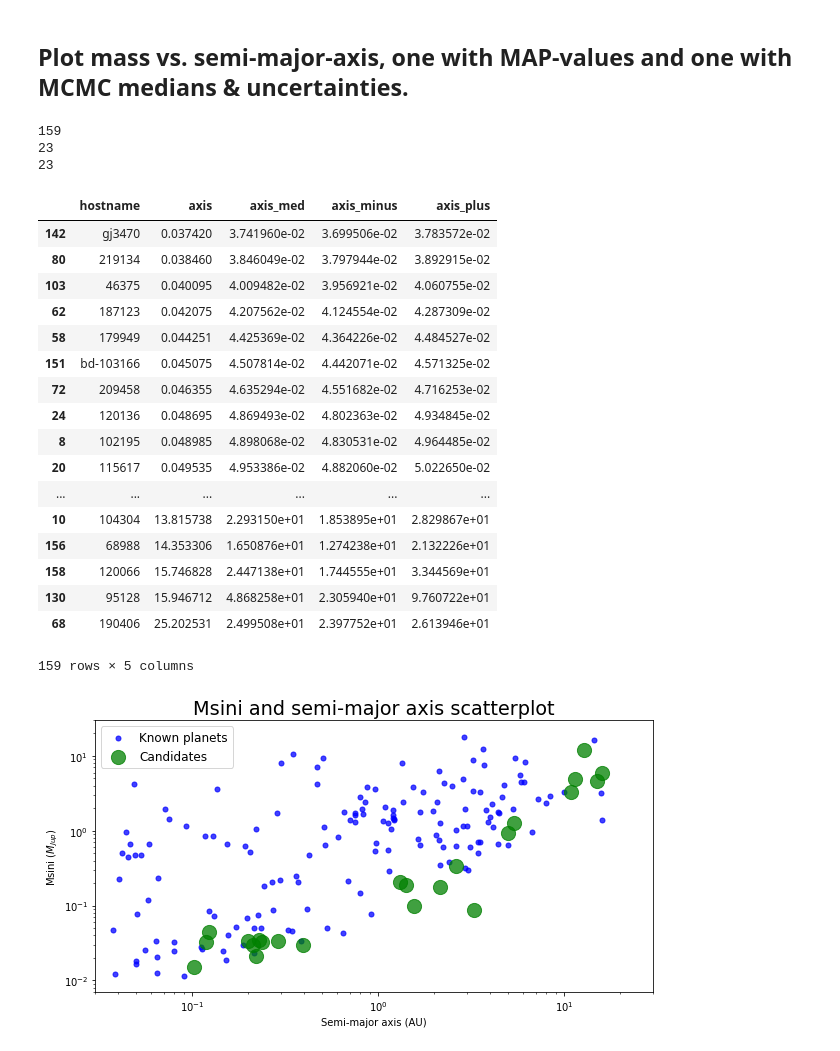
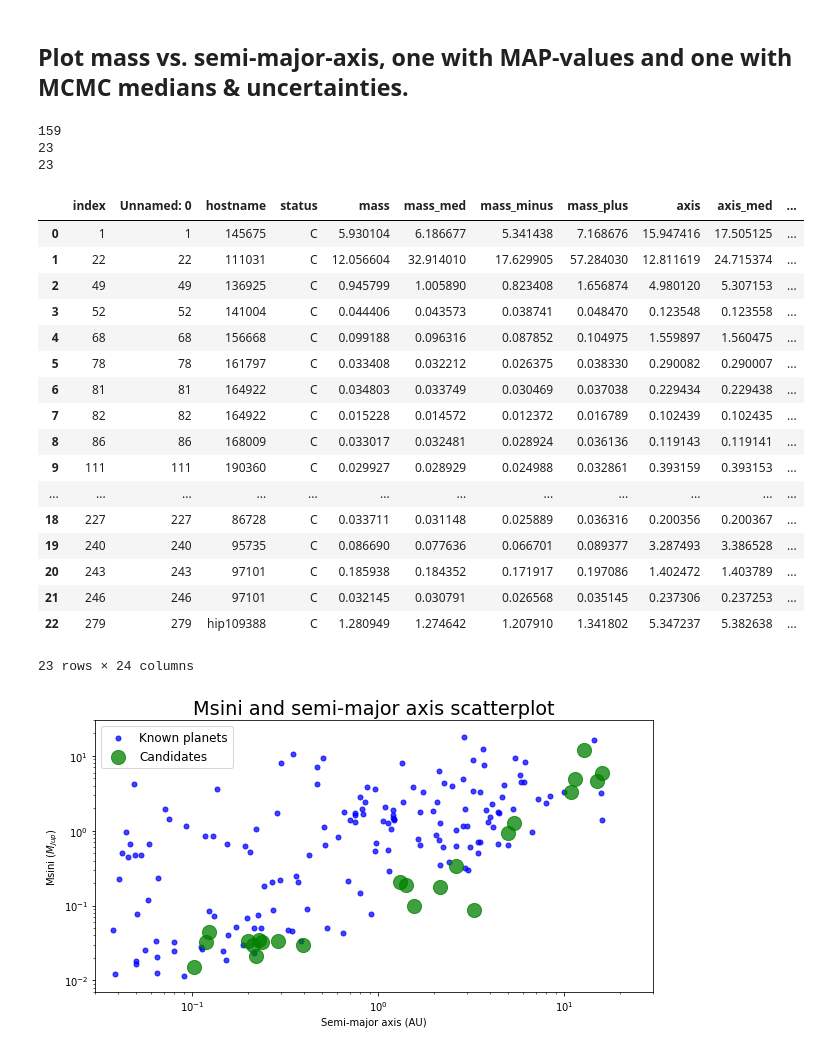
Before and after one commit to leerosenthalj/CLSI, a Jupyter notebook: Poster_plots.ipynb, the cells around one changed output. Drawn from its saved outputs; the diff is of its cells as text; code cells hidden in the pictures.

```diff
--- a/Poster_plots.ipynb
+++ b/Poster_plots.ipynb
@@ -25,36 +28,39 @@ specmatch = pd.read_csv('legacy_tables/legacy_specmatch_medians.csv')
 # %%
 planets_old = planets.query('status == "K"').reset_index()
 planets_new = planets.query('status == "C" or status == "J"').reset_index()
+planets_bad = planets.query('status == "A" or status == "N"').reset_index()
 print(len(planets_old))
 print(len(planets_new))
 print(len(planets_new.query('mass < 15')))
 
+planets_new
+
 # Find the weird error outlier among the old planets.
 #print(planets_old.query('mass_plus - mass_minus > 7 and mass_med < 40'))
 #planets_new.query('axis > 3 and mass < 0.1')
-planets_old.sort_values('axis')[['hostname', 'axis', 'axis_med', 'axis_minus','axis_plus']]
+#planets_old.sort_values('axis')[['hostname', 'axis', 'axis_med', 'axis_minus','axis_plus']]
 # %% [output]
 159
 23
 23
-|  | hostname | axis | axis_med | axis_minus | axis_plus |
-| 142 | gj3470 | 0.037420 | 3.741960e-02 | 3.699506e-02 | 3.783572e-02 |
-| 80 | 219134 | 0.038460 | 3.846049e-02 | 3.797944e-02 | 3.892915e-02 |
-| 103 | 46375 | 0.040095 | 4.009482e-02 | 3.956921e-02 | 4.060755e-02 |
-| 62 | 187123 | 0.042075 | 4.207562e-02 | 4.124554e-02 | 4.287309e-02 |
-| 58 | 179949 | 0.044251 | 4.425369e-02 | 4.364226e-02 | 4.484527e-02 |
-| 151 | bd-103166 | 0.045075 | 4.507814e-02 | 4.442071e-02 | 4.571325e-02 |
-| 72 | 209458 | 0.046355 | 4.635294e-02 | 4.551682e-02 | 4.716253e-02 |
-| 24 | 120136 | 0.048695 | 4.869493e-02 | 4.802363e-02 | 4.934845e-02 |
-| 8 | 102195 | 0.048985 | 4.898068e-02 | 4.830531e-02 | 4.964485e-02 |
-| 20 | 115617 | 0.049535 | 4.953386e-02 | 4.882060e-02 | 5.022650e-02 |
-| ... | ... | ... | ... | ... | ... |
-| 10 | 104304 | 13.815738 | 2.293150e+01 | 1.853895e+01 | 2.829867e+01 |
-| 156 | 68988 | 14.353306 | 1.650876e+01 | 1.274238e+01 | 2.132226e+01 |
-| 158 | 120066 | 15.746828 | 2.447138e+01 | 1.744555e+01 | 3.344569e+01 |
-| 130 | 95128 | 15.946712 | 4.868258e+01 | 2.305940e+01 | 9.760722e+01 |
-| 68 | 190406 | 25.202531 | 2.499508e+01 | 2.397752e+01 | 2.613946e+01 |
+|  | index | Unnamed: 0 | hostname | status | mass | mass_med | mass_minus | mass_plus | axis | axis_med | ... |
+| 0 | 1 | 1 | 145675 | C | 5.930104 | 6.186677 | 5.341438 | 7.168676 | 15.947416 | 17.505125 | ... |
+| 1 | 22 | 22 | 111031 | C | 12.056604 | 32.914010 | 17.629905 | 57.284030 | 12.811619 | 24.715374 | ... |
+| 2 | 49 | 49 | 136925 | C | 0.945799 | 1.005890 | 0.823408 | 1.656874 | 4.980120 | 5.307153 | ... |
+| 3 | 52 | 52 | 141004 | C | 0.044406 | 0.043573 | 0.038741 | 0.048470 | 0.123548 | 0.123558 | ... |
+| 4 | 68 | 68 | 156668 | C | 0.099188 | 0.096316 | 0.087852 | 0.104975 | 1.559897 | 1.560475 | ... |
+| 5 | 78 | 78 | 161797 | C | 0.033408 | 0.032212 | 0.026375 | 0.038330 | 0.290082 | 0.290007 | ... |
+| 6 | 81 | 81 | 164922 | C | 0.034803 | 0.033749 | 0.030469 | 0.037038 | 0.229434 | 0.229438 | ... |
+| 7 | 82 | 82 | 164922 | C | 0.015228 | 0.014572 | 0.012372 | 0.016789 | 0.102439 | 0.102435 | ... |
+| 8 | 86 | 86 | 168009 | C | 0.033017 | 0.032481 | 0.028924 | 0.036136 | 0.119143 | 0.119141 | ... |
+| 9 | 111 | 111 | 190360 | C | 0.029927 | 0.028929 | 0.024988 | 0.032861 | 0.393159 | 0.393153 | ... |
+| ... | ... | ... | ... | ... | ... | ... | ... | ... | ... | ... | ... |
+| 18 | 227 | 227 | 86728 | C | 0.033711 | 0.031148 | 0.025889 | 0.036316 | 0.200356 | 0.200367 | ... |
+| 19 | 240 | 240 | 95735 | C | 0.086690 | 0.077636 | 0.066701 | 0.089377 | 3.287493 | 3.386528 | ... |
+| 20 | 243 | 243 | 97101 | C | 0.185938 | 0.184352 | 0.171917 | 0.197086 | 1.402472 | 1.403789 | ... |
+| 21 | 246 | 246 | 97101 | C | 0.032145 | 0.030791 | 0.026568 | 0.035145 | 0.237306 | 0.237253 | ... |
+| 22 | 279 | 279 | hip109388 | C | 1.280949 | 1.274642 | 1.207910 | 1.341802 | 5.347237 | 5.382638 | ... |
-159 rows × 5 columns
+23 rows × 24 columns
 # %%
 fig, ax = plt.subplots(figsize=(10, 5))
 matplotlib.rcParams.update({'font.size': 16})
```
Also changed, not shown: parts of 11 cells of this notebook, 9 other files.
